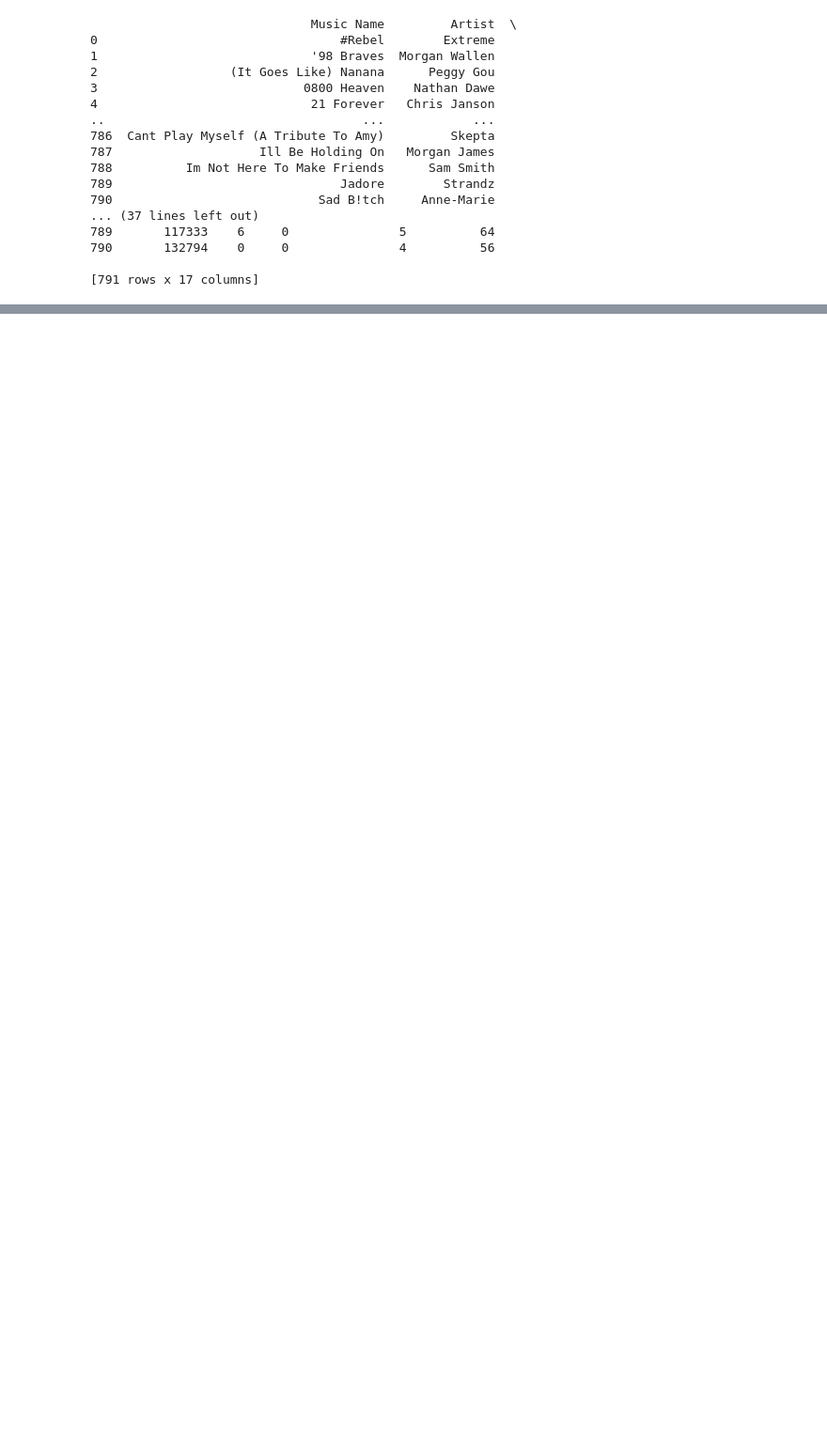
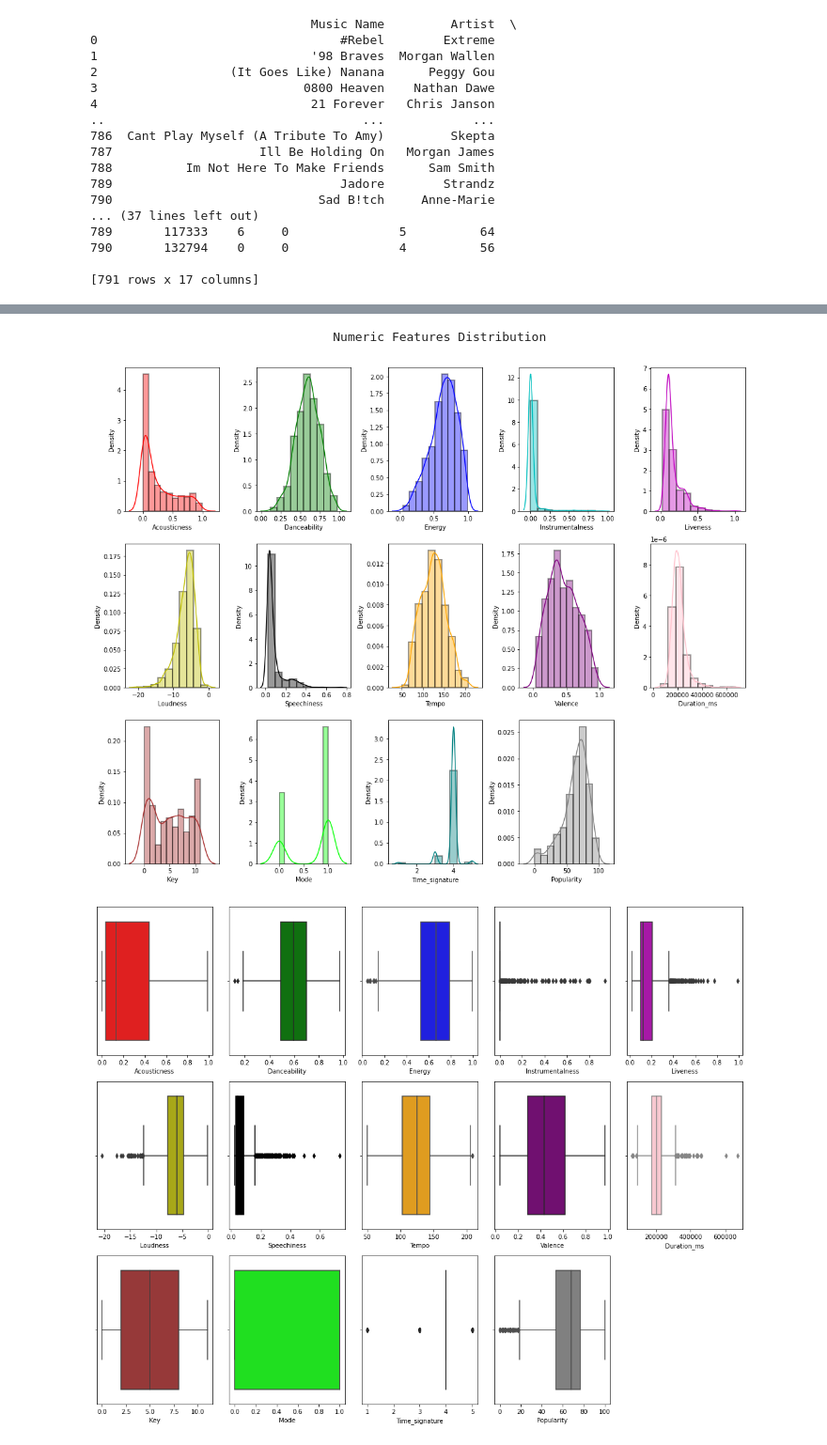
Before and after one commit to tahatt13/song-popularity-prediction, a Jupyter notebook: Main.ipynb, the cells around one changed output, grey strips where cells are left out. Shown: that part at 94% size. Saved outputs shown, nothing was run; the diff lists cells and outputs as text; code cells hidden in the pictures; blank space fills up the shorter version.

```diff
--- a/Main.ipynb
+++ b/Main.ipynb
@@ -308,0 +364,34 @@ sns.displot(df['Popularity'], kind= 'kde')
+# %%
+import seaborn as sns
+import matplotlib.pyplot as plt
+import numpy as np
+import math
+
+nf = df.columns[3:]
+
+# More colors for better differentiation
+clr = ['r', 'g', 'b', 'c', 'm', 'y', 'k', 'orange', 'purple', 'pink', 'brown', 'lime', 'teal', 'gray']
+
+# Visualizing the numeric features with histograms
+print('\033[1mNumeric Features Distribution'.center(100))
+
+n = 5
+
+plt.figure(figsize=[15, 4 * math.ceil(len(nf) / n)])
+for i in range(len(nf)):
+    plt.subplot(math.ceil(len(nf) / n), n, i + 1)
+    sns.distplot(df[nf[i]], hist_kws=dict(edgecolor="black", linewidth=2), bins=10, color=clr[i])
+plt.tight_layout()
+plt.show()
+
+# Visualizing the numeric features with boxplots
+plt.figure(figsize=[15, 4 * math.ceil(len(nf) / n)])
+for i in range(len(nf)):
+    plt.subplot(math.ceil(len(nf) / n), n, i + 1)
+    sns.boxplot(x=df[nf[i]], color=clr[i])
+plt.tight_layout()
+plt.show()
+# %% [output]
+                                 Numeric Features Distribution
+[figure, added]
+[figure, added]
```
Also changed, not shown: parts of 8 cells of this notebook.
